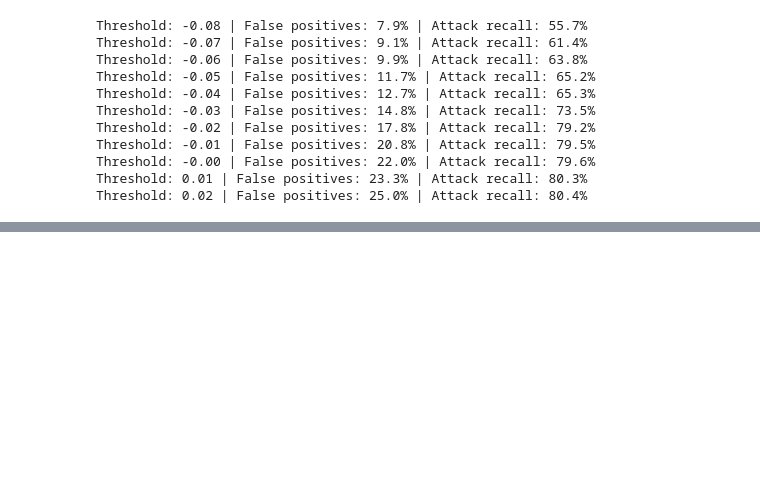
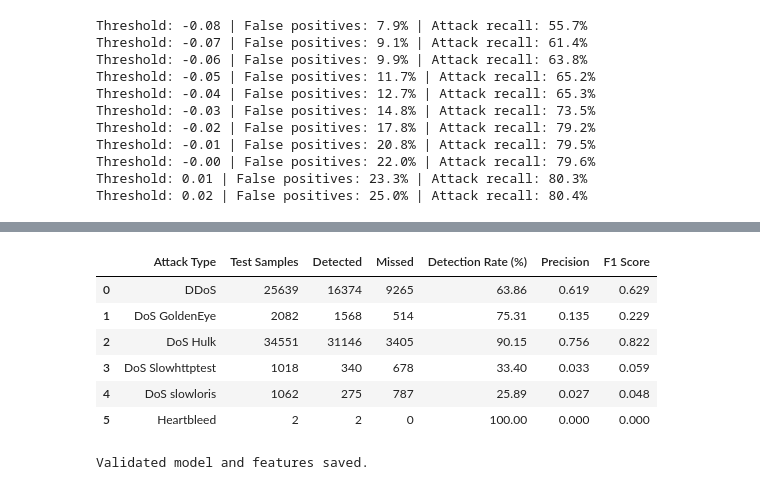
Before and after one commit to himanshu0154/cyvanta, a Jupyter notebook: ml/01_network_traffic_analysis.ipynb, the cells around one changed output, grey strips where cells are left out. Drawn from its saved outputs; the diff is of its cells as text; code cells hidden in the pictures; blank space fills up the shorter version.

Commit message:
feat : fine tuned ml model

```diff
--- a/ml/01_network_traffic_analysis.ipynb
+++ b/ml/01_network_traffic_analysis.ipynb
@@ -1426,0 +1608,57 @@ predicted = (scores < -0.03).astype(int)
+# %%
+import pandas as pd
+from sklearn.metrics import precision_score, f1_score
+
+THRESHOLD_FINAL = -0.04045090522184547
+
+test_labels = data.loc[X_test.index, "Label"].str.strip()
+test_scores = model_final.decision_function(X_test)
+test_predictions = (test_scores < THRESHOLD_FINAL).astype(int)
+
+results = []
+
+for attack in sorted(test_labels.unique()):
+    if attack == "BENIGN":
+        continue
+
+    mask = test_labels.isin(["BENIGN", attack])
+
+    y_true = (test_labels[mask] == attack).astype(int)
+    y_pred = test_predictions[mask.to_numpy()]
+
+    attack_count = int(y_true.sum())
+    detected = int(((y_true == 1) & (y_pred == 1)).sum())
+
+    results.append({
+        "Attack Type": attack,
+        "Test Samples": attack_count,
+        "Detected": detected,
+        "Missed": attack_count - detected,
+        "Detection Rate (%)": round(100 * detected / attack_count, 2),
+        "Precision": round(precision_score(y_true, y_pred, zero_division=0), 3),
+        "F1 Score": round(f1_score(y_true, y_pred, zero_division=0), 3)
+    })
+
+attack_results = pd.DataFrame(results)
+display(attack_results)
+# %% [output]
+|  | Attack Type | Test Samples | Detected | Missed | Detection Rate (%) | Precision | F1 Score |
+| 0 | DDoS | 25639 | 16374 | 9265 | 63.86 | 0.619 | 0.629 |
+| 1 | DoS GoldenEye | 2082 | 1568 | 514 | 75.31 | 0.135 | 0.229 |
+| 2 | DoS Hulk | 34551 | 31146 | 3405 | 90.15 | 0.756 | 0.822 |
+| 3 | DoS Slowhttptest | 1018 | 340 | 678 | 33.40 | 0.033 | 0.059 |
+| 4 | DoS slowloris | 1062 | 275 | 787 | 25.89 | 0.027 | 0.048 |
+| 5 | Heartbleed | 2 | 2 | 0 | 100.00 | 0.000 | 0.000 |
+# %%
+import joblib
+from pathlib import Path
+
+model_dir = Path("models")
+model_dir.mkdir(exist_ok=True)
+
+joblib.dump(model_final, model_dir / "isolation_forest.joblib")
+joblib.dump(feature_cols, model_dir / "features.joblib")
+
+print("Validated model and features saved.")
+# %% [output]
+Validated model and features saved.
```
Also changed, not shown: parts of 10 cells of this notebook, 16 other files.
